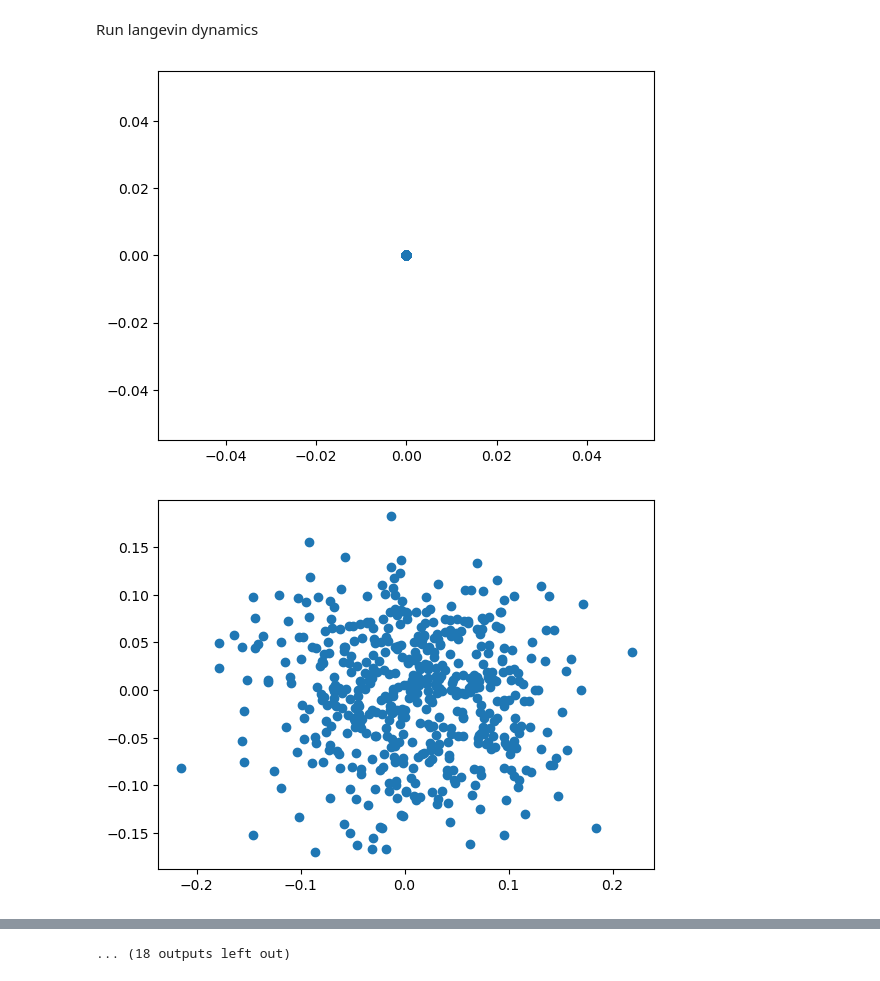
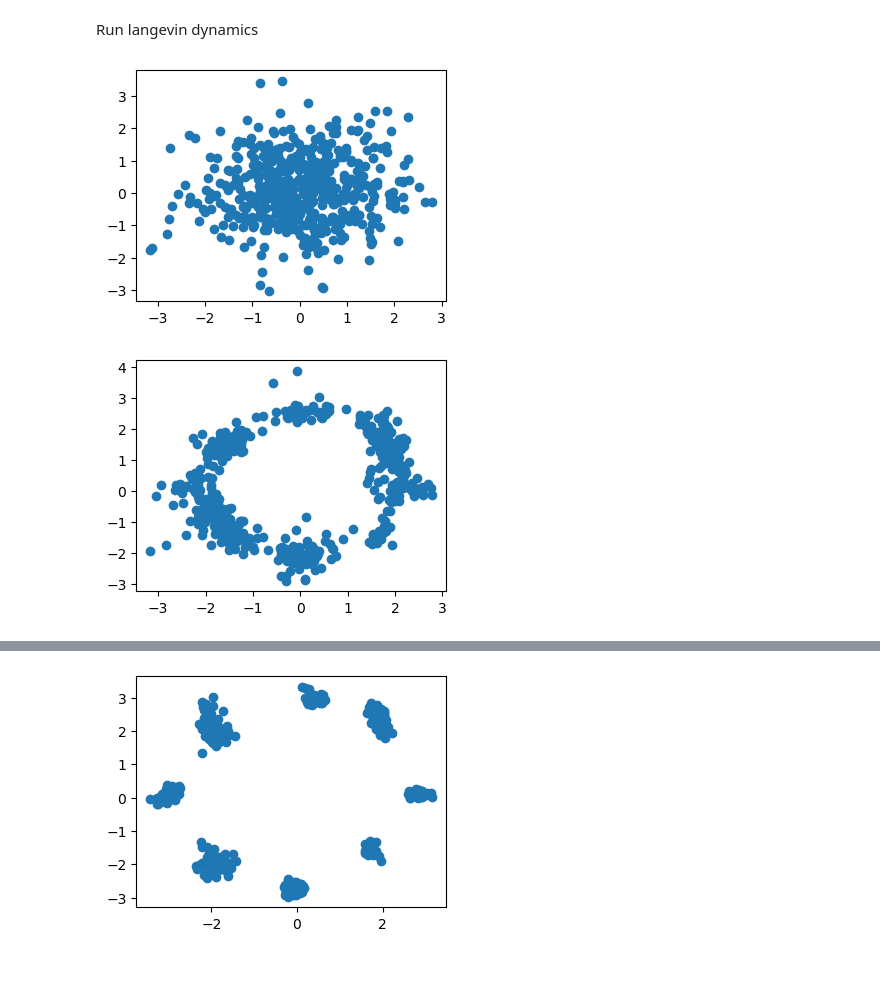
Before and after one commit to mmacosha/d2e-stochastic-dynamics, a Jupyter notebook: ebm.ipynb, the cells around one changed output, grey strips where cells are left out. Drawn from its saved outputs; the diff is of its cells as text; code cells hidden in the pictures.

```diff
--- a/ebm.ipynb
+++ b/ebm.ipynb
@@ -213,14 +209,14 @@ scatter(x_1)
 # %%
 means2 = torch.tensor([[-2, 2], [2, 2],
-                    #    [-3, 0], [3, 0],
-                    #    [0, -3], [0, 3],
+                       [-3, 0], [3, 0],
+                       [0, -3], [0, 3],
                        [-2, -2], [2, -2]]
-                       ).float() * 1.0
+                       ).float() * 0.99
 
-sigmas2 = torch.ones_like(means2) * 0.2
+sigmas2 = torch.ones_like(means2) * 0.15
 
 log_p_1 = GaussMix(means2, sigmas2)
-logp_enegy = lambda x: - log_p_1.log_prob(x)
+true_energy_fn = lambda x: - log_p_1.log_prob(x)
 
 sampler = DatasetSampler(
     p_0='mix_of_gaussians', p_0_args=[means2, sigmas2],
@@ -236,15 +232,16 @@ scatter(x_1)
 # %%
-alpha = 0.23
-gamma = 0.02
-t_max = 0.4
+alpha = 0.24
+gamma = 0.006
+t_max = 0.12
 n_steps = 20
 
 print(gamma * n_steps == t_max, gamma * n_steps)
 
-x_0, _ = sampler.sample(128 * 9 )
+x_0, _ = sampler.sample(128 * 9)
 trajectory, timesteps = sample_trajectory(ref_process, x_0, 'backward', gamma,
                                           n_steps, t_max, return_timesteps=True)
 
-_ = plot_trajectory(trajectory, timesteps[::-1], indices=[0, 1, 2, 3, 4, 8, 10, -8, -4, -1],
-                    xlim=(-9, 9), ylim=(-9, 9))
+_ = plot_trajectory(trajectory, timesteps[::-1],
+                    indices=[0, 1, 2, 3, 4, 8, 10, -8, -4, -1],
+                    xlim=(-5, 5), ylim=(-5, 5))
 # %% [output]
@@ -515,18 +528,23 @@ with torch.no_grad():
 # %% [markdown]
 Run langevin dynamics
 # %%
-step_size = 0.01
+step_size = 0.0001
 x = torch.zeros(512, 2)
+x = torch.randn_like(x)
 
 
-for i in range(3000):
-    if i % 100 == 0:
+for i in range(3001):
+    if i % 250 == 0:
+        plt.figure(figsize=(4, 3))
         scatter(x.detach())
         plt.show()
 
+    # if i > 1000:
+    #     step_size = 0.00001
+
     _x = x.clone().detach().requires_grad_()
     grad = torch.autograd.grad(energy(_x).sum(), _x)[0]
-    x = x - 0.5 * step_size * grad + torch.randn_like(x) * step_size
+    x = x - 0.5 * step_size * grad + torch.randn_like(x) * math.sqrt(step_size)
 # %% [output]
-[figure, old version]
+[figure, new version]
-[figure, old version]
+[figure, new version]
@@ -543 +561 @@ for i in range(3000):
-... (18 outputs left out)
+[figure, added]
```
Also changed, not shown: parts of 17 cells of this notebook, 6 other files.
